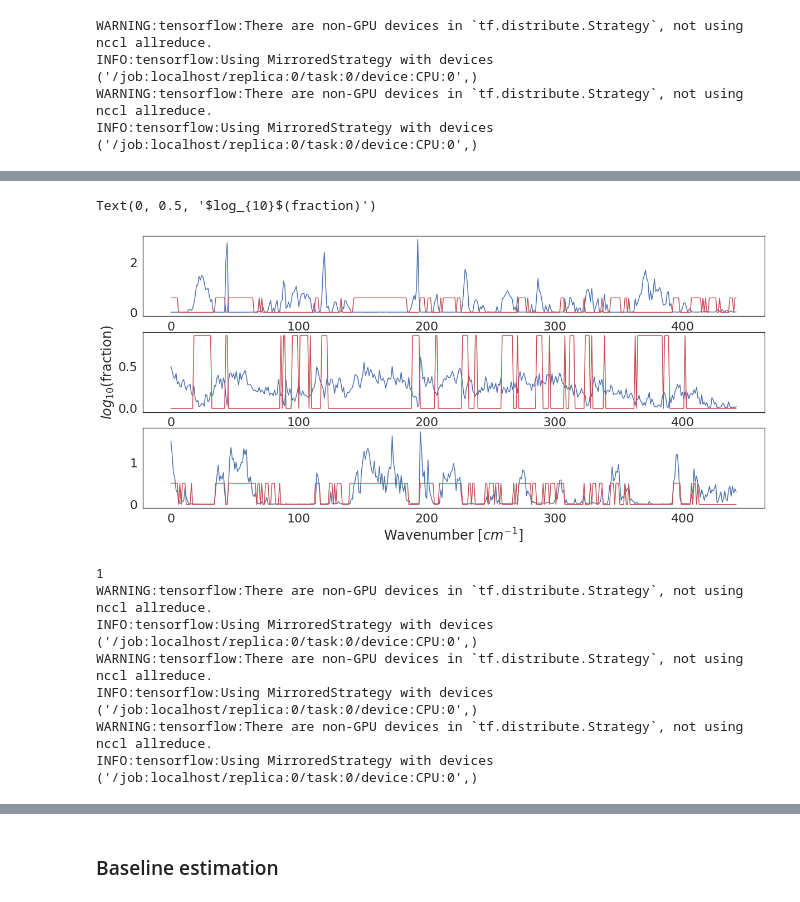
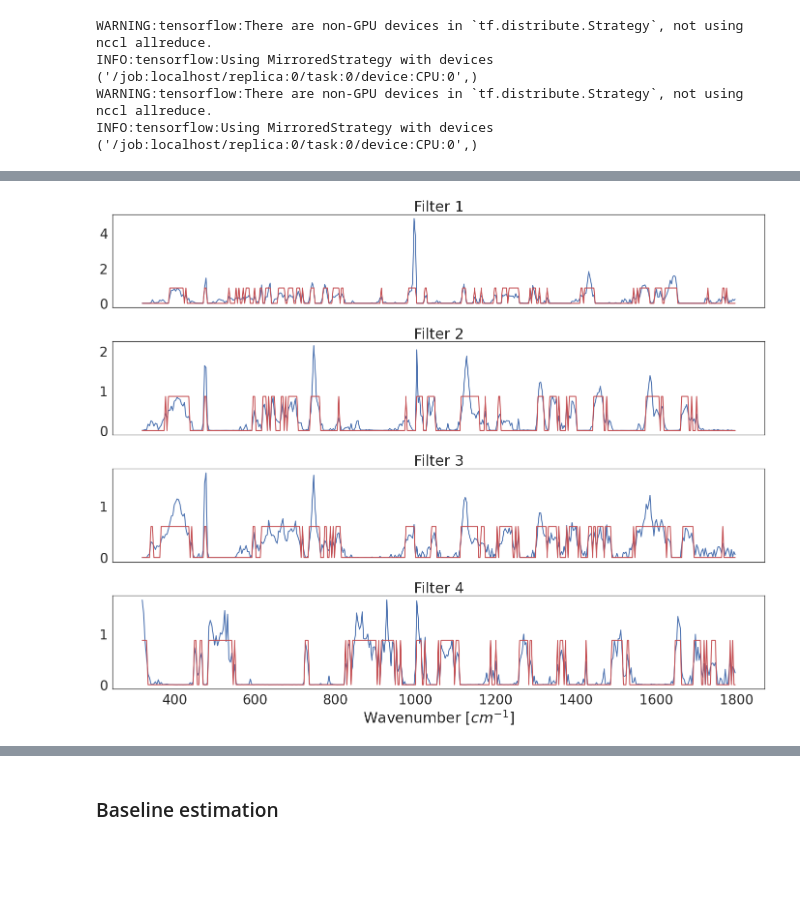
Before and after one commit to semraulab/raman, a Jupyter notebook: raman_analysis.ipynb, the cells around one changed output, grey strips where cells are left out. Drawn from its saved outputs; the diff is of its cells as text; code cells hidden in the pictures; blank space fills up the shorter version.

```diff
--- a/raman_analysis.ipynb
+++ b/raman_analysis.ipynb
@@ -550,8 +551,3 @@ tsne_map_df.columns = ['tSNE1','tSNE2']
 tsne_map_df['cell type'] = meta['ctype']
 # %% [markdown]
 ## Training
-# %%
-acc_svm,index_svm,is_correct_svm = train_svm(spectra,y,random_state=42)
-acc_nn,index_nn,is_correct_nn,history = train_nn(spectra,y,random_state=42)
-
-print([acc_svm,acc_nn])
@@ -814,10 +993,11 @@ Example for 3 filters
 # %%
-acc_nonneg, test_index, is_correct, weights_nonneg, history_nonneg = train_nn_filter(X,y,Nfilters=3,
-                                                                                  norm = 'layer', epochs=100,batch_size=8)
+Nfilters = 4
+acc_nonneg, test_index, is_correct, weights_nonneg, history_nonneg = train_nn_filter(X,y,Nfilters=Nfilters,
+                                                                                     epochs=100,batch_size=8)
 
-acc_binary, test_index, is_correct, weights_binary, history_binary = train_nn_filter(X,y,Nfilters=3,norm='layer',
-                                                                            constraint='Binary',preweights=weights,
-                                                                             epochs=100,batch_size=8)
+acc_binary, test_index, is_correct, weights_binary, history_binary = train_nn_filter(X,y,Nfilters=Nfilters,
+                                                                            constraint='Binary',preweights=weights_nonneg,
+                                                                                epochs=100,batch_size=8)
 # %% [output]
 WARNING:tensorflow:There are non-GPU devices in `tf.distribute.Strategy`, not using nccl allreduce.
 INFO:tensorflow:Using MirroredStrategy with devices ('/job:localhost/replica:0/task:0/device:CPU:0',)
@@ -826,55 +1017,17 @@ INFO:tensorflow:Using MirroredStrategy with devices ('/job:localhost/replica:0/t
 # %%
-fig,ax = plt.subplots(figsize=[20,9],nrows=3)
+fig,ax = plt.subplots(figsize=[20,4*Nfilters],nrows=Nfilters,sharex=True)
 
-for i in range(3):
-    ax[i].plot(weights_nonneg[0][:,i])
-    ax[i].plot(weights_binary[0][:,i],'r')
+for i in range(Nfilters):
+    ax[i].plot(spectra.columns,weights_nonneg[0][:,i],lw=2)
+    ax[i].plot(spectra.columns,weights_binary[0][:,i],'r',lw=2)
 
-ax[2].set_xlabel('Wavenumber $[ cm^{-1} ]$')
-ax[1].set_ylabel('$log_{10}$(fraction)')
+    ax[i].set_title('Filter ' + str(i+1))
+
+ax[3].set_xlabel('Wavenumber $[ cm^{-1} ]$')
+
+
+plt.tight_layout()
+
+# fig.savefig('./figures/FigS5.png')
 # %% [output]
-Text(0, 0.5, '$log_{10}$(fraction)')
-[figure, old version]
+[figure, new version]
-# %%
-Nfilters = [1,2,3,4,5,10,15,20,50,100,400]
-Nreps = 5
-
-constraints = ['non negative','binary']
-norms = ['layer','batch']
-
-acc_filter = { Nfilter :
-                    {norm :
-                         {const : list()
-                         for const in constraints}
-                     for norm in norms}
-              for Nfilter in Nfilters}
-
-
-for Nfilt in Nfilters:
-
-    print(Nfilt)
-
-    for norm in norms:
-
-        for i in range(Nreps):
-            acc_nonneg, test_index, is_correct, weights, history_nonneg = train_nn_filter(X,y,Nfilters=Nfilt,
-                                                                                              norm = norm, epochs=100,batch_size=8)
-
-            acc_binary, test_index, is_correct, weights, history_binary = train_nn_filter(X,y,Nfilters=Nfilt,norm=norm,
-                                                                                        constraint='Binary',preweights=weights,
-                                                                                         epochs=100,batch_size=8)
-
-            acc_filter[Nfilt][norm]['non negative'].append(acc_nonneg)
-            acc_filter[Nfilt][norm]['binary'].append(acc_binary)
-
-
-with open('./results/acc_filter.pkl', 'wb') as f:
-    pickle.dump(acc_filter, f)
-# %% [output]
-1
-WARNING:tensorflow:There are non-GPU devices in `tf.distribute.Strategy`, not using nccl allreduce.
-INFO:tensorflow:Using MirroredStrategy with devices ('/job:localhost/replica:0/task:0/device:CPU:0',)
-WARNING:tensorflow:There are non-GPU devices in `tf.distribute.Strategy`, not using nccl allreduce.
-INFO:tensorflow:Using MirroredStrategy with devices ('/job:localhost/replica:0/task:0/device:CPU:0',)
-WARNING:tensorflow:There are non-GPU devices in `tf.distribute.Strategy`, not using nccl allreduce.
-INFO:tensorflow:Using MirroredStrategy with devices ('/job:localhost/replica:0/task:0/device:CPU:0',)
```
Also changed, not shown: parts of 20 cells of this notebook, 6 other files.
